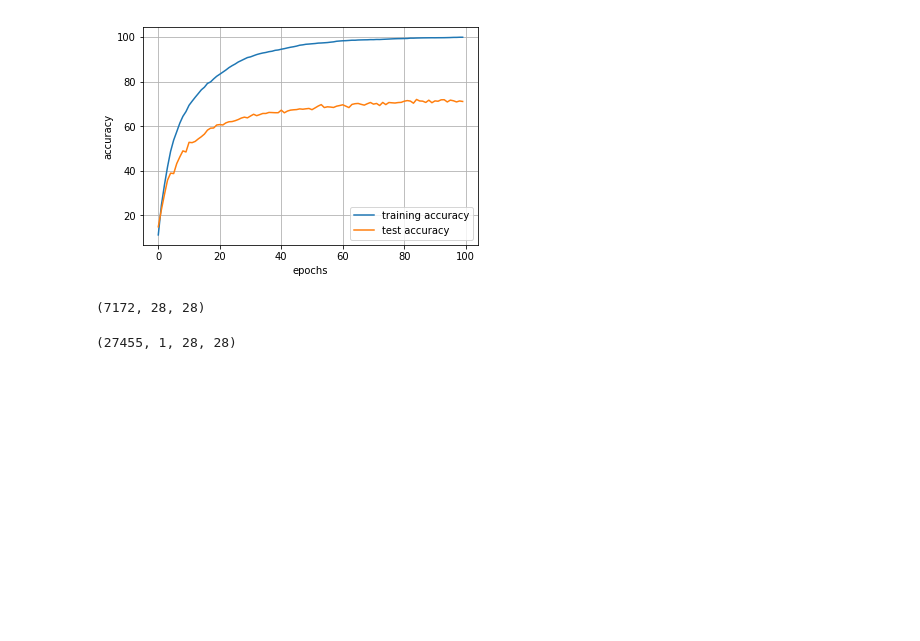
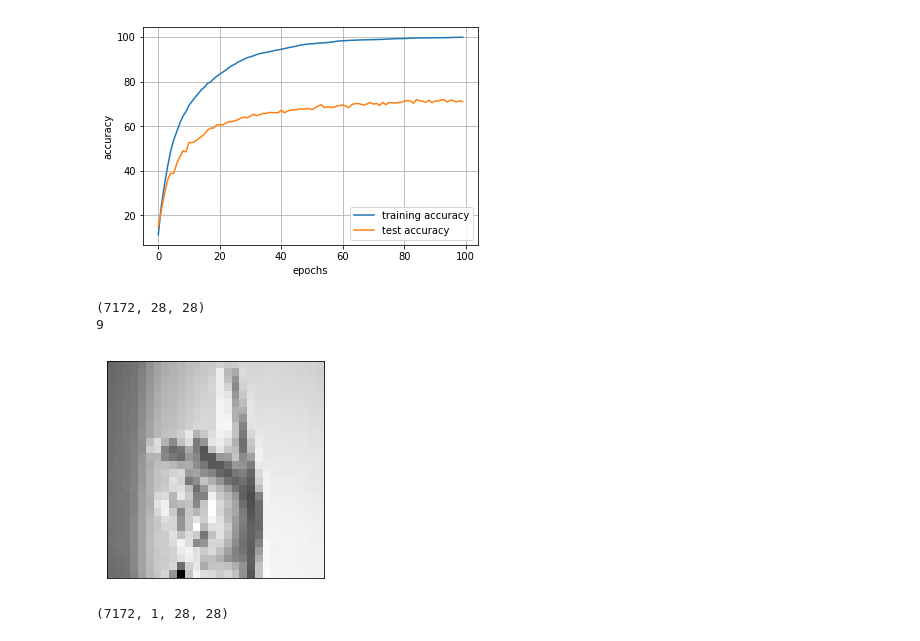
Before and after one commit to neilpretzel/ECE_4194_Project, a Jupyter notebook: ECE_4194_Project.ipynb, the cells around one changed output. Drawn from its saved outputs; the diff is of its cells as text; code cells hidden in the pictures; blank space fills up the shorter version.

```diff
--- a/ECE_4194_Project.ipynb
+++ b/ECE_4194_Project.ipynb
@@ -365,7 +365,18 @@ plt.legend(['training accuracy', 'test accuracy'])
 [figure]
 # %%
 X_train = df_train_images.values
+y_train = df_train_targets.values
 X_test = df_test_images.values
+y_test = df_test_targets.values
+
+# shifts labels because of the missing J in the alphabet (value 9)
+for i in range(np.shape(y_train)[0]):
+    if (y_train[i] > 9):
+        y_train[i] -= 1
+
+for i in range(np.shape(y_test)[0]):
+    if (y_test[i] > 9):
+        y_test[i] -= 1
 
 # Normalize data from [-1, 1]
 X_train = (X_train/255)*2 - 1
@@ -376,15 +387,21 @@ ncol = 28
 
 Xtr_box = np.zeros((X_train.shape[0],nrow,ncol))
 for i in range(np.shape(X_train)[0]):
-    new[i] = X_train[i].reshape((nrow,ncol))
+    Xtr_box[i] = X_train[i].reshape((nrow,ncol))
 
 Xts_box =  np.zeros((X_test.shape[0],nrow,ncol))
 for i in range(np.shape(X_test)[0]):
-    new[i] = X_train[i].reshape((nrow,ncol))
+    Xts_box[i] = X_test[i].reshape((nrow,ncol))
-# %%
-print(Xts_box.shape)
-# %% [output]
-(7172, 28, 28)
+# %%
+print(Xts_box.shape)
+plt.imshow(Xts_box[2],  cmap='Greys_r')
+plt.xticks([])
+plt.yticks([])
+print(y_test[2])
+# %% [output]
+(7172, 28, 28)
+9
+[figure, added]
 # %%
 nchan_in = 1       # number of input channels = 1 since it is a greyscale image
 reshape_tr = (Xtr_box.shape[0],nchan_in,nrow,ncol)
@@ -393,9 +410,9 @@ reshape_ts = (Xts_box.shape[0],nchan_in,nrow,ncol)
 Xtr = Xtr_box.reshape(reshape_tr)
 Xts = Xts_box.reshape(reshape_ts)
 # %%
-print(Xtr.shape)
+print(Xts.shape)
 # %% [output]
-(27455, 1, 28, 28)
+(7172, 1, 28, 28)
 # %%
 # https://adventuresinmachinelearning.com/convolutional-neural-networks-tutorial-in-pytorch/
 
```
Also changed, not shown: parts of 9 cells of this notebook.
